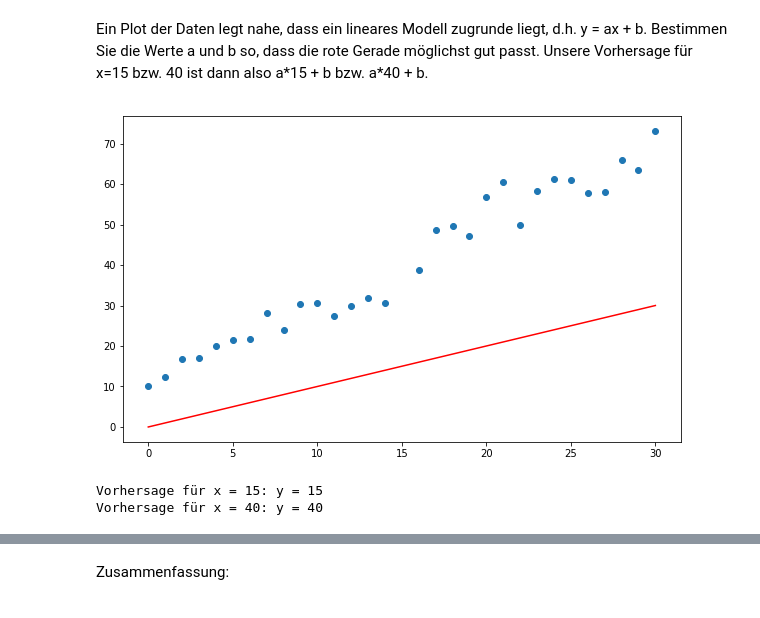
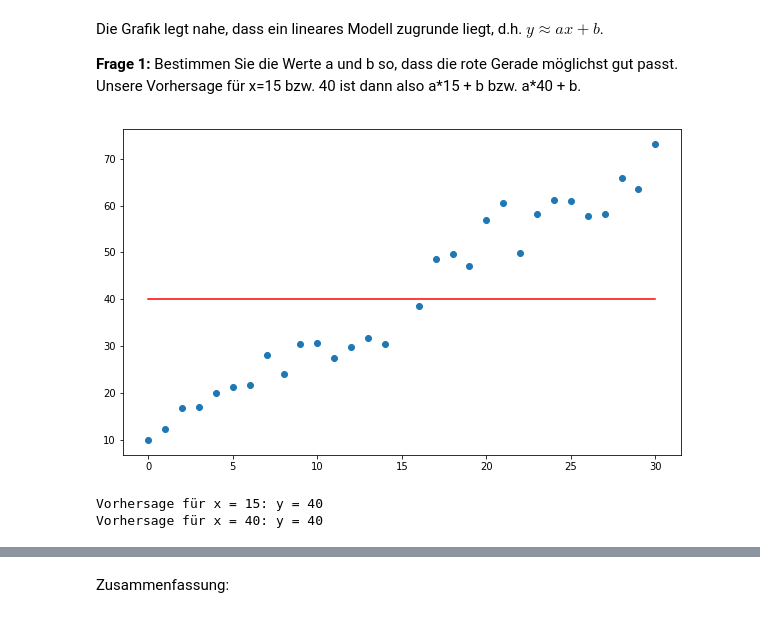
Before and after one commit to Sammy-Jankins/KNN_Lernen, a Jupyter notebook: Notebooks/KNN2.ipynb, the cells around one changed output, grey strips where cells are left out. Drawn from its saved outputs; the diff is of its cells as text; code cells hidden in the pictures.

```diff
--- a/Notebooks/KNN2.ipynb
+++ b/Notebooks/KNN2.ipynb
@@ -49,17 +42,19 @@ plt.show()
 # %% [markdown]
-Ein Plot der Daten legt nahe, dass ein lineares Modell zugrunde liegt, d.h. y = ax + b. Bestimmen Sie die Werte a und b so, dass die rote Gerade möglichst gut passt. Unsere Vorhersage für x=15 bzw. 40 ist dann also a\*15 + b bzw. a\*40 + b.
+Die Grafik legt nahe, dass ein lineares Modell zugrunde liegt, d.h. $y \approx ax + b$.
+
+**Frage 1:**  Bestimmen Sie die Werte a und b so, dass die rote Gerade möglichst gut passt. Unsere Vorhersage für x=15 bzw. 40 ist dann also a\*15 + b bzw. a\*40 + b.
 # %%
-a = 1
-b = 0
+a = 0
+b = 40
 
 y_Gerade = np.multiply(x_Werte, a)
 y_Gerade = np.add(y_Gerade, b)
 plt.scatter(x_Werte, y_Werte)
 plt.plot(x_Werte, y_Gerade, color='red')
 plt.show()
 print("Vorhersage für x = 15: y = " + str(15 * a + b))
 print("Vorhersage für x = 40: y = " + str(40 * a + b))
 # %% [output]
-[figure, old version]
+[figure, new version]
-Vorhersage für x = 15: y = 15
+Vorhersage für x = 15: y = 40
 Vorhersage für x = 40: y = 40
```
Also changed, not shown: parts of 23 cells of this notebook.
